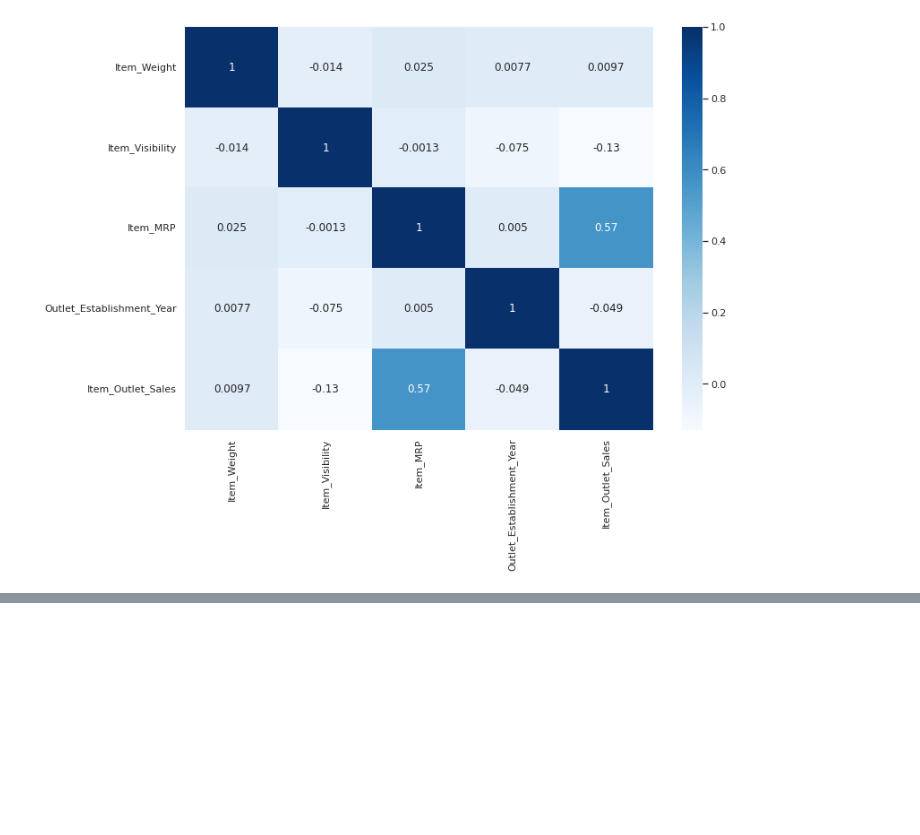
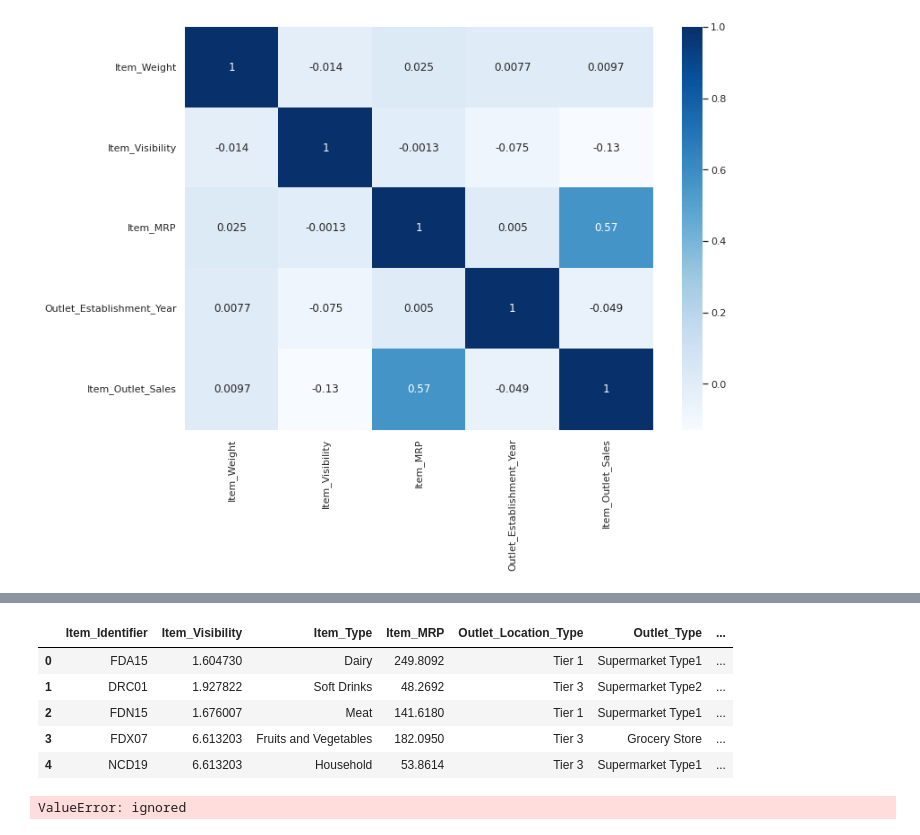
Before and after one commit to RemnantArgon001/food-sales-predictions, a Jupyter notebook: food_sales_predictions.ipynb, the cells around one changed output, grey strips where cells are left out. Cells and saved outputs as stored; diff of their text form; code cells hidden in the pictures; blank space fills up the shorter version.

```diff
--- a/food_sales_predictions.ipynb
+++ b/food_sales_predictions.ipynb
@@ -285,0 +321,9 @@ sns.heatmap(corr, cmap = 'Blues', annot = True);
+# %%
+df.head()
+# %% [output]
+|  | Item_Identifier | Item_Visibility | Item_Type | Item_MRP | Outlet_Location_Type | Outlet_Type | ... |
+| 0 | FDA15 | 1.604730 | Dairy | 249.8092 | Tier 1 | Supermarket Type1 | ... |
+| 1 | DRC01 | 1.927822 | Soft Drinks | 48.2692 | Tier 3 | Supermarket Type2 | ... |
+| 2 | FDN15 | 1.676007 | Meat | 141.6180 | Tier 1 | Supermarket Type1 | ... |
+| 3 | FDX07 | 6.613203 | Fruits and Vegetables | 182.0950 | Tier 3 | Grocery Store | ... |
+| 4 | NCD19 | 6.613203 | Household | 53.8614 | Tier 3 | Supermarket Type1 | ... |
@@ -285,0 +335,4 @@ sns.heatmap(corr, cmap = 'Blues', annot = True);
+# %%
+ax=sns.histplot(data=plot_df, x='cost to sales', y='Item Type ',color = 'navy',bins = 15)
+# %% [output]
+ValueError: ignored
```
Also changed, not shown: parts of 9 cells of this notebook.
